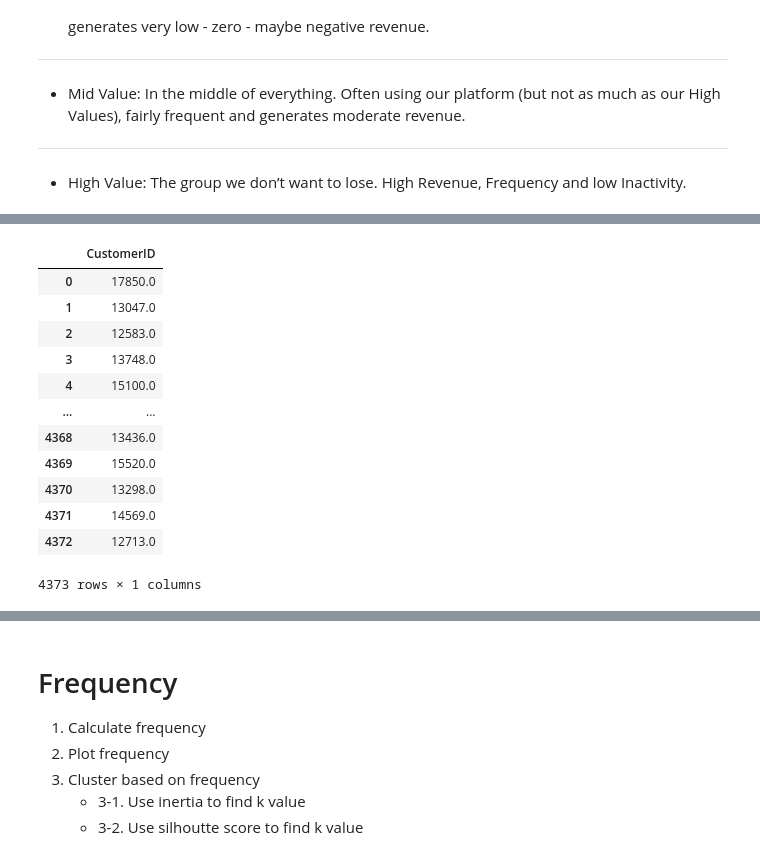
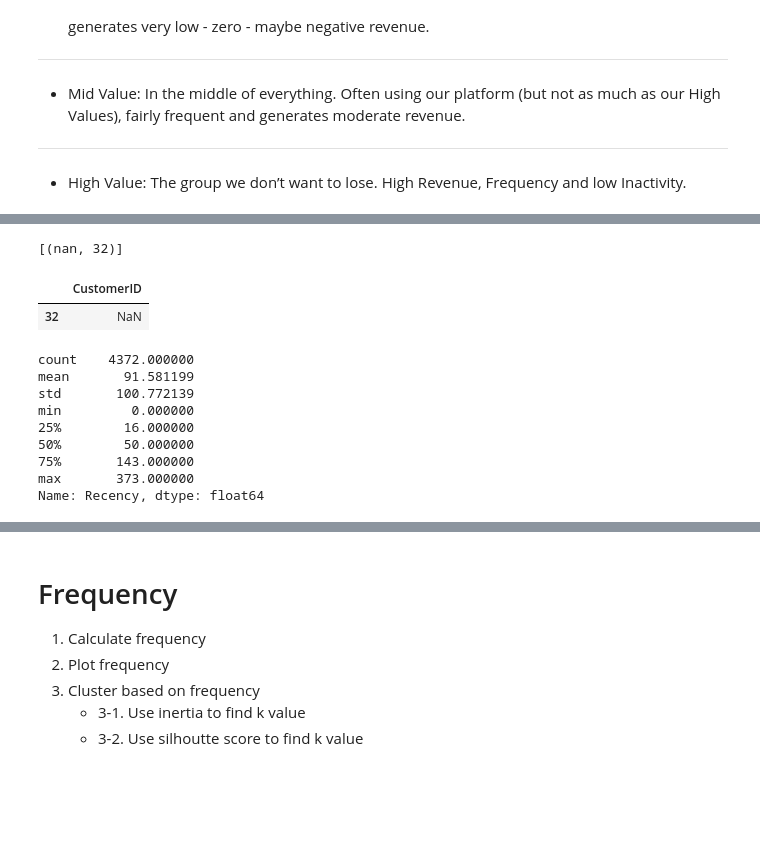
Before and after one commit to dae-han/Business_Growth_Using_Data_Science, a Jupyter notebook: 02_Customer_Segmentation.ipynb, the cells around one changed output, grey strips where cells are left out. Drawn from its saved outputs; the diff is of its cells as text; code cells hidden in the pictures; blank space fills up the shorter version.

```diff
--- a/Customer_Segmentation.ipynb
+++ b/02_Customer_Segmentation.ipynb
@@ -35,0 +55,5 @@ df = pd.read_csv('./datas/OnlineRetail.csv', encoding = "ISO-8859-1")
+# %%
+# Convert the string date field to datetime
+df['InvoiceDate'] = pd.to_datetime(df['InvoiceDate'])
+df['InvoiceTime'] = df['InvoiceDate'].apply(lambda x: x.time())
+df['InvoiceDate'] = df['InvoiceDate'].apply(lambda x: x.date())
@@ -86,16 +100,12 @@ tx_max_purchase.columns = ['CustomerID','MaxPurchaseDate']
+# %%
+list1 = list(df_max_purchase['CustomerID'].unique())
+list2 = list(df['CustomerID'].unique())
+
+[(elem, list2.index(elem)) for elem in list2 if elem not in list1]
+# %% [output]
+[(nan, 32)]
 # %%
-df_user
+df_user.iloc[[32],:]
 # %% [output]
 |  | CustomerID |
-| 0 | 17850.0 |
-| 1 | 13047.0 |
-| 2 | 12583.0 |
-| 3 | 13748.0 |
-| 4 | 15100.0 |
-| ... | ... |
-| 4368 | 13436.0 |
-| 4369 | 15520.0 |
-| 4370 | 13298.0 |
-| 4371 | 14569.0 |
-| 4372 | 12713.0 |
+| 32 | NaN |
-4373 rows × 1 columns
@@ -101,0 +114,12 @@ df_user
+# %%
+df_user.Recency.describe()
+# %% [output]
+count    4372.000000
+mean       91.581199
+std       100.772139
+min         0.000000
+25%        16.000000
+50%        50.000000
+75%       143.000000
+max       373.000000
+Name: Recency, dtype: float64
```
Also changed, not shown: parts of 27 cells of this notebook.
